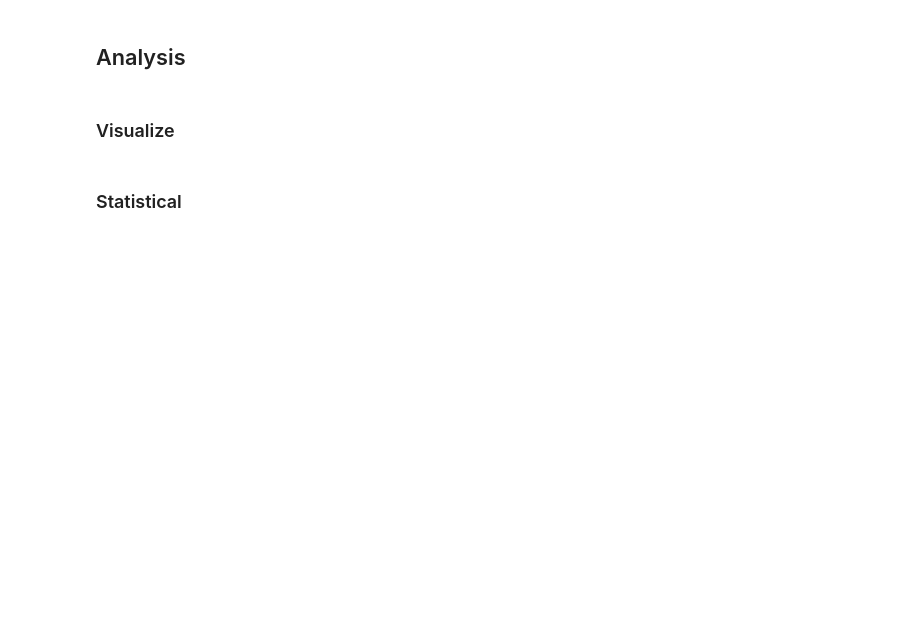
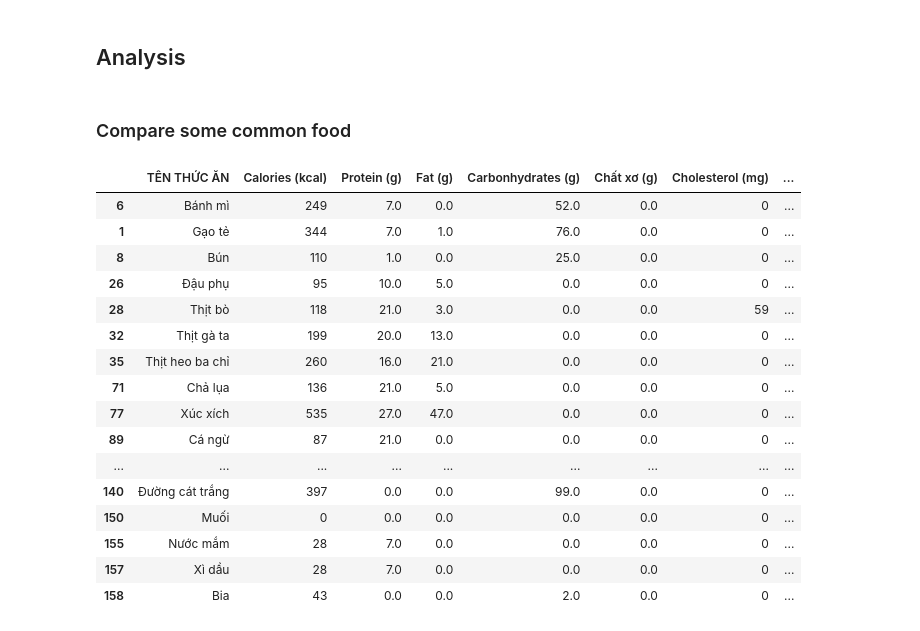
Before and after one commit to Al3927/Vietnamese-Food-Nutrition-Analysis, a Jupyter notebook: Analysis.ipynb, the cells around one changed output. Cells and saved outputs as stored; diff of their text form; code cells hidden in the pictures; blank space fills up the shorter version.

Commit message:
* Create common food df

```diff
--- a/Analysis.ipynb
+++ b/Analysis.ipynb
@@ -209,6 +207,30 @@ cat_col_info_df
 # %% [markdown]
 ## Analysis
-# %% [markdown]
-### Visualize
-# %% [markdown]
-### Statistical
+# %% [markdown]
+### Compare some common food
+# %%
+common_food = ['Bánh mì', 'Gạo tẻ', 'Bún', 'Đậu phụ', 'Thịt bò', 'Thịt gà ta', 'Thịt heo ba chỉ', 'Chả lụa', 'Xúc xích', 'Cá ngừ', 'Cá rô phi', 'Cá thu', 'Tôm biển', 'Trứng gà', 'Sữa bò tươi', 'Đường cát trắng', 'Muối', 'Nước mắm', 'Xì dầu', 'Bia']
+# %%
+cfood_df = pd.DataFrame(columns = df.columns.copy())
+for cfood in common_food:
+    cfood_df = cfood_df.append(df[df['TÊN THỨC ĂN'] == cfood].copy())
+# %%
+cfood_df
+# %% [output]
+|  | TÊN THỨC ĂN | Calories (kcal) | Protein (g) | Fat (g) | Carbonhydrates (g) | Chất xơ (g) | Cholesterol (mg) | ... |
+| 6 | Bánh mì | 249 | 7.0 | 0.0 | 52.0 | 0.0 | 0 | ... |
+| 1 | Gạo tẻ | 344 | 7.0 | 1.0 | 76.0 | 0.0 | 0 | ... |
+| 8 | Bún | 110 | 1.0 | 0.0 | 25.0 | 0.0 | 0 | ... |
+| 26 | Đậu phụ | 95 | 10.0 | 5.0 | 0.0 | 0.0 | 0 | ... |
+| 28 | Thịt bò | 118 | 21.0 | 3.0 | 0.0 | 0.0 | 59 | ... |
+| 32 | Thịt gà ta | 199 | 20.0 | 13.0 | 0.0 | 0.0 | 0 | ... |
+| 35 | Thịt heo ba chỉ | 260 | 16.0 | 21.0 | 0.0 | 0.0 | 0 | ... |
+| 71 | Chả lụa | 136 | 21.0 | 5.0 | 0.0 | 0.0 | 0 | ... |
+| 77 | Xúc xích | 535 | 27.0 | 47.0 | 0.0 | 0.0 | 0 | ... |
+| 89 | Cá ngừ | 87 | 21.0 | 0.0 | 0.0 | 0.0 | 0 | ... |
+| ... | ... | ... | ... | ... | ... | ... | ... | ... |
+| 140 | Đường cát trắng | 397 | 0.0 | 0.0 | 99.0 | 0.0 | 0 | ... |
+| 150 | Muối | 0 | 0.0 | 0.0 | 0.0 | 0.0 | 0 | ... |
+| 155 | Nước mắm | 28 | 7.0 | 0.0 | 0.0 | 0.0 | 0 | ... |
+| 157 | Xì dầu | 28 | 7.0 | 0.0 | 0.0 | 0.0 | 0 | ... |
+| 158 | Bia | 43 | 0.0 | 0.0 | 2.0 | 0.0 | 0 | ... |
```
Also changed, not shown: parts of 2 cells of this notebook.
